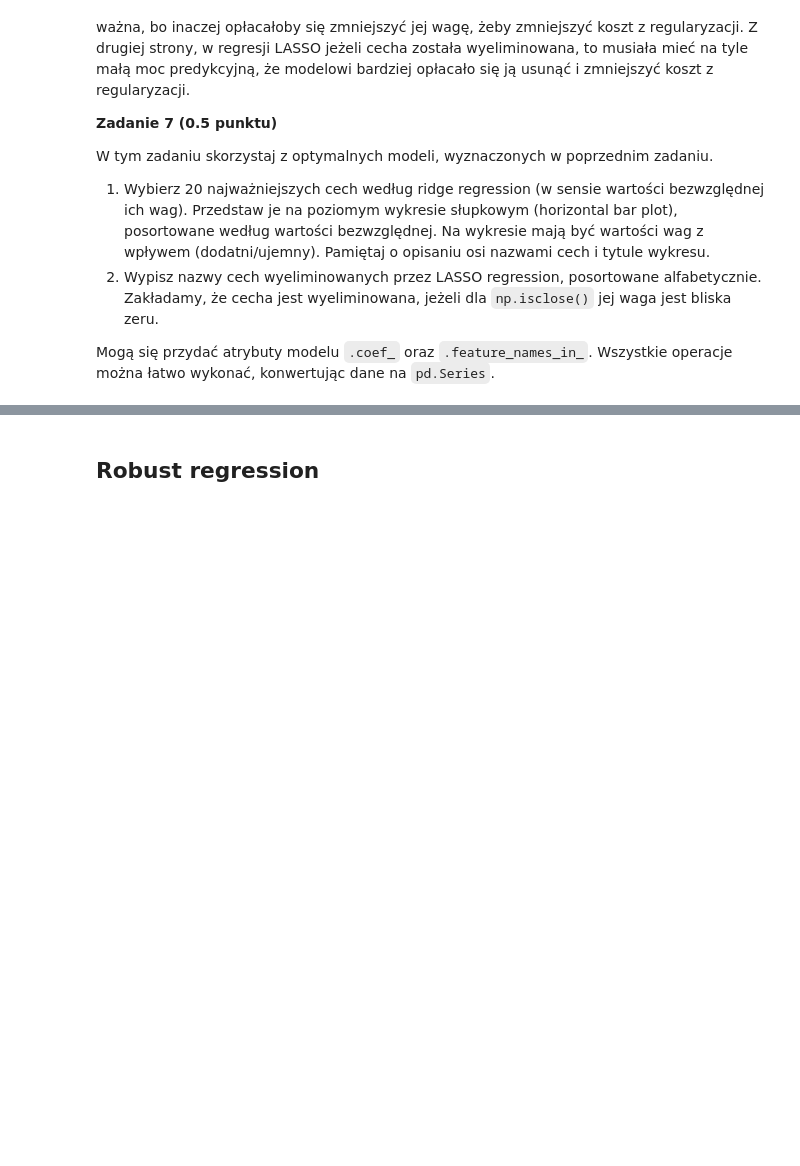
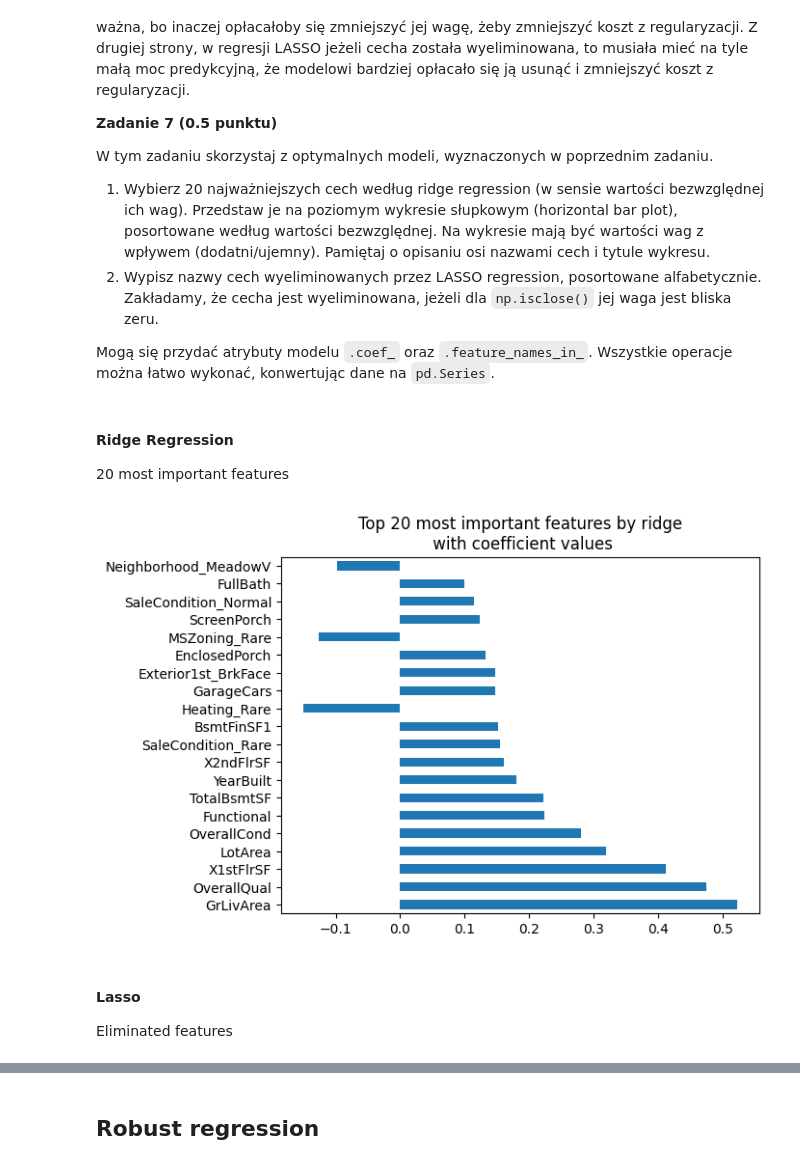
Before and after one commit to basiav/ML-Intro-Course-AGH, a Jupyter notebook: lab1/lab1.ipynb, the cells around one changed output, grey strips where cells are left out. Saved outputs shown, nothing was run; the diff lists cells and outputs as text; code cells hidden in the pictures; blank space fills up the shorter version.

```diff
--- a/lab1/lab1.ipynb
+++ b/lab1/lab1.ipynb
@@ -1110,3 +1107,34 @@ Wytrenuj modele z regularyzacją L2 (ridge) oraz L1 (LASSO). Dobierz siłę regu
 Wypisz optymalne hiperparametry dla obu modeli, oraz ich metryki jakości.
 
 Przydadzą się `np.linspace()`, `RidgeCV` oraz `LassoCV`.
+# %%
+from sklearn.linear_model import RidgeCV, LassoCV
+from time import time
+
+
+# RidgeCV
+# Order of magnitude
+reg_ridge_cv = RidgeCV(
+    [1e-3, 1e-2, 1e-1, 1, 1e1, 1e2, 1e3], scoring="neg_mean_absolute_error"
+).fit(X_train, y_train)
+print("RidgeCV")
+print(f"Optimal order of magnitude : {reg_ridge_cv.alpha_:.4f}")
+
+# Exact alpha
+start = time()
+reg_ridge_cv = RidgeCV(
+    np.linspace(0.1, 10, 1000), scoring="neg_mean_absolute_error"
+).fit(X_train, y_train)
+stop = time()
+print(f"Alpha : {reg_ridge_cv.alpha_:.4f}")
+print(f"Best_score : {reg_ridge_cv.best_score_:.4f}")
+print(f"Tuning time: {stop - start:.2f} s\n")
+
+
+# LassoCV
+start = time()
+reg_lasso_cv = LassoCV(n_alphas=1000, random_state=0).fit(X_train, y_train)
+stop = time()
+print("LassoCV")
+print(f"Optimal order of magnitude : {reg_lasso_cv.alpha_:.4f}")
+print(f"Tuning time: {stop - start:.2f} s")
@@ -1123,3 +1219,24 @@ W tym zadaniu skorzystaj z optymalnych modeli, wyznaczonych w poprzednim zadaniu
 2. Wypisz nazwy cech wyeliminowanych przez LASSO regression, posortowane alfabetycznie. Zakładamy, że cecha jest wyeliminowana, jeżeli dla `np.isclose()` jej waga jest bliska zeru.
 
 Mogą się przydać atrybuty modelu `.coef_` oraz `.feature_names_in_`. Wszystkie operacje można łatwo wykonać, konwertując dane na `pd.Series`.
+# %% [markdown]
+#### Ridge Regression
+20 most important features
+# %%
+coeffs_ridge_cv = pd.Series(
+    reg_ridge_cv.coef_,
+    index=reg_ridge_cv.feature_names_in_,
+    name="Ridge CV regression features coefficients",
+)
+sorted_coeffs_ridge = coeffs_ridge_cv.sort_values(
+    key=lambda x: abs(x), ascending=False
+)
+top_20 = sorted_coeffs_ridge.head(20)
+top_20.plot.barh(
+    title="Top 20 most important features by ridge\n with coefficient values"
+);
+# %% [output]
+[figure, added]
+# %% [markdown]
+#### Lasso
+Eliminated features
```
Also changed, not shown: parts of 12 cells of this notebook.
